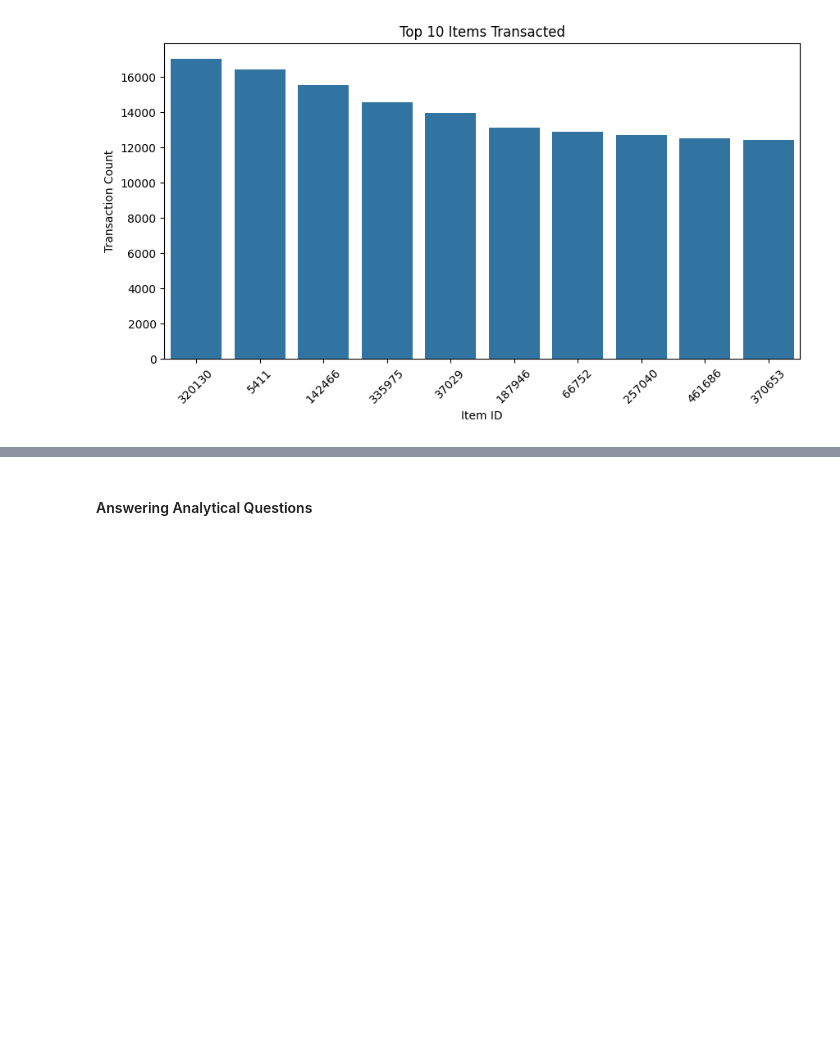
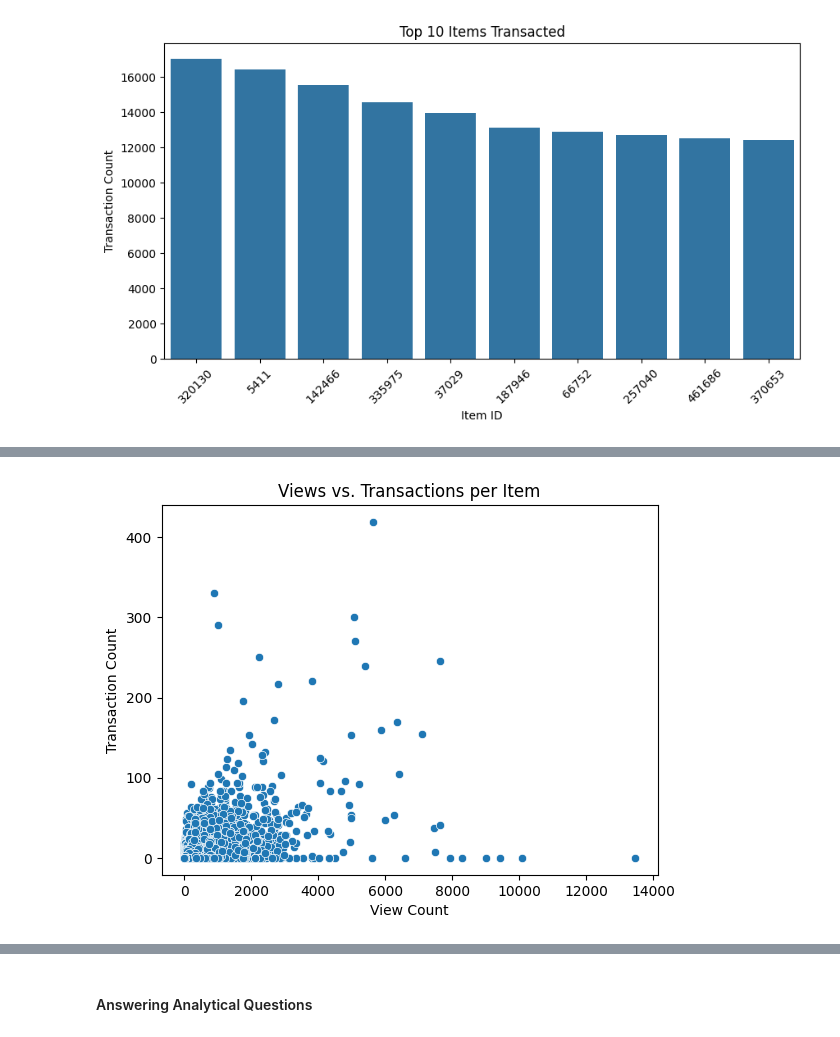
Before and after one commit to adubrightkwartengsnr/Recommendation-System-For-E-commerce, a Jupyter notebook: notebooks/recommendation_system.ipynb, the cells around one changed output, grey strips where cells are left out. Saved outputs shown, nothing was run; the diff lists cells and outputs as text; code cells hidden in the pictures; blank space fills up the shorter version.

```diff
--- a/notebooks/recommendation_system.ipynb
+++ b/notebooks/recommendation_system.ipynb
@@ -591,0 +678,10 @@ plt.show()
+# %%
+item_events = final_df.groupby(['itemid', 'event']).size().unstack(fill_value=0)
+sns.scatterplot(x=item_events['view'], y=item_events['transaction'])
+
+plt.title("Views vs. Transactions per Item")
+plt.xlabel("View Count")
+plt.ylabel("Transaction Count")
+plt.show()
+# %% [output]
+[figure, added]
```
Also changed, not shown: parts of 36 cells of this notebook.
